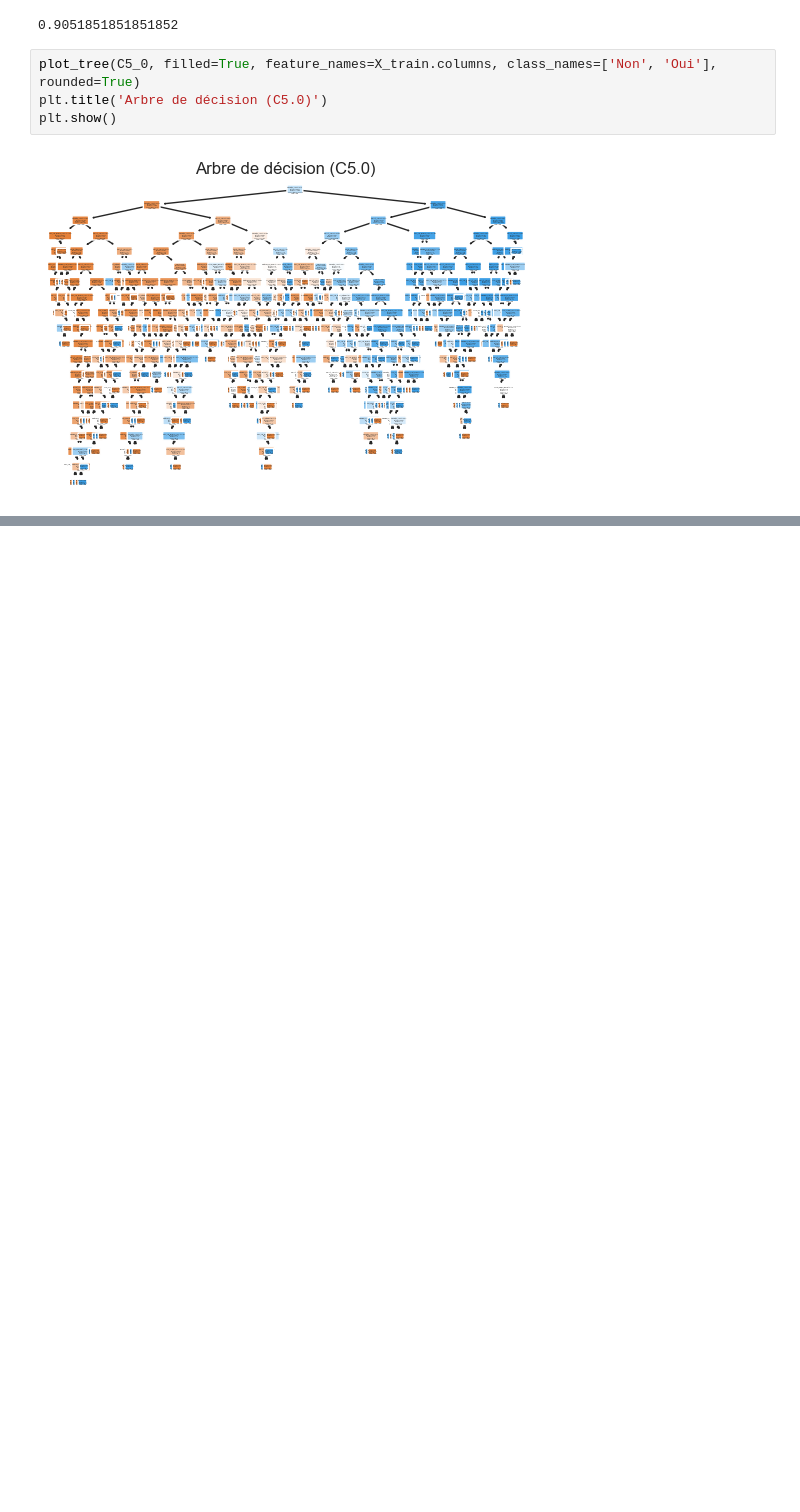
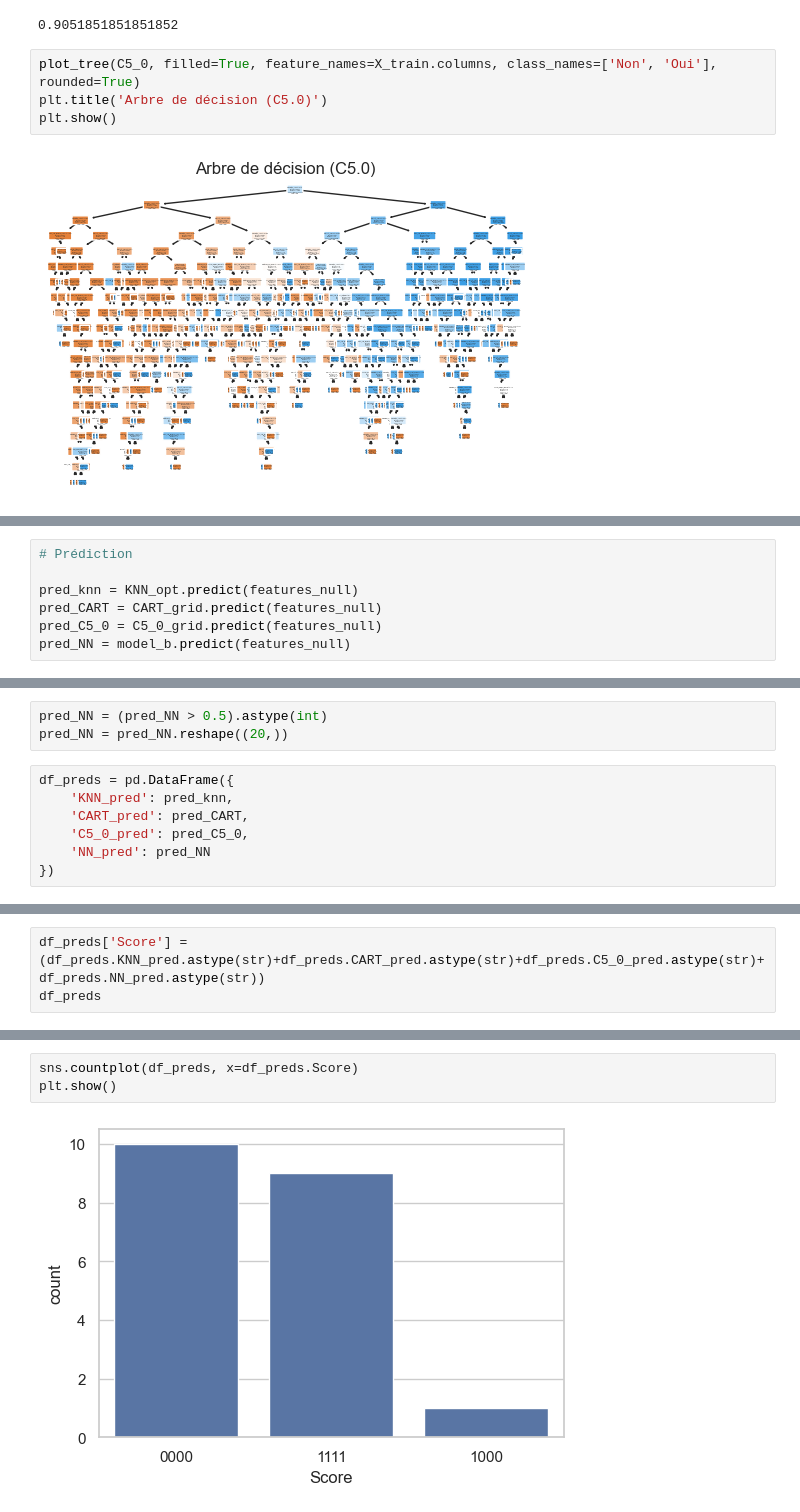
Before and after one commit to JWulfran/WorkFlexSurvey, a Jupyter notebook: WorkFlexSurvey.ipynb, the cells around one changed output, grey strips where cells are left out. Cells and saved outputs as stored; diff of their text form; blank space fills up the shorter version.

```diff
--- a/WorkFlexSurvey.ipynb
+++ b/WorkFlexSurvey.ipynb
@@ -586,0 +970,7 @@ plt.show()
+# %%
+# Prédiction
+
+pred_knn = KNN_opt.predict(features_null)
+pred_CART = CART_grid.predict(features_null)
+pred_C5_0 = C5_0_grid.predict(features_null)
+pred_NN = model_b.predict(features_null)
@@ -586,0 +979,10 @@ plt.show()
+# %%
+pred_NN = (pred_NN > 0.5).astype(int)
+pred_NN = pred_NN.reshape((20,))
+# %%
+df_preds = pd.DataFrame({
+    'KNN_pred': pred_knn,
+    'CART_pred': pred_CART,
+    'C5_0_pred': pred_C5_0,
+    'NN_pred': pred_NN
+})
@@ -586,0 +1009,3 @@ plt.show()
+# %%
+df_preds['Score'] = (df_preds.KNN_pred.astype(str)+df_preds.CART_pred.astype(str)+df_preds.C5_0_pred.astype(str)+df_preds.NN_pred.astype(str))
+df_preds
@@ -586,0 +1030,5 @@ plt.show()
+# %%
+sns.countplot(df_preds, x=df_preds.Score)
+plt.show()
+# %% [output]
+[figure, added]
```
Also changed, not shown: parts of 53 cells of this notebook.
